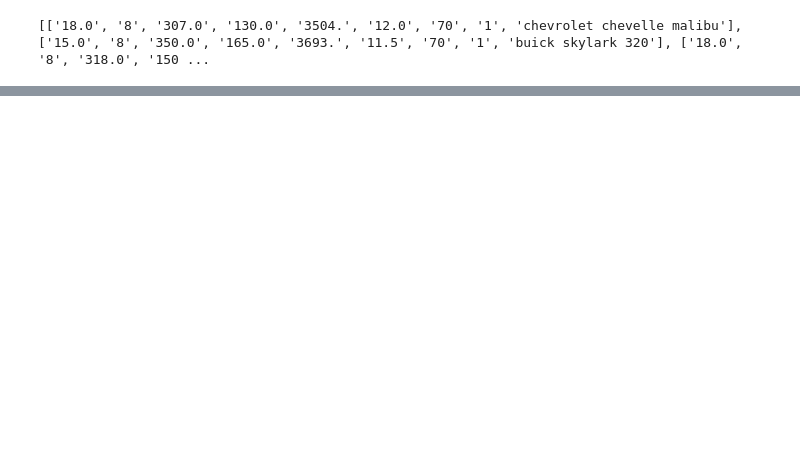
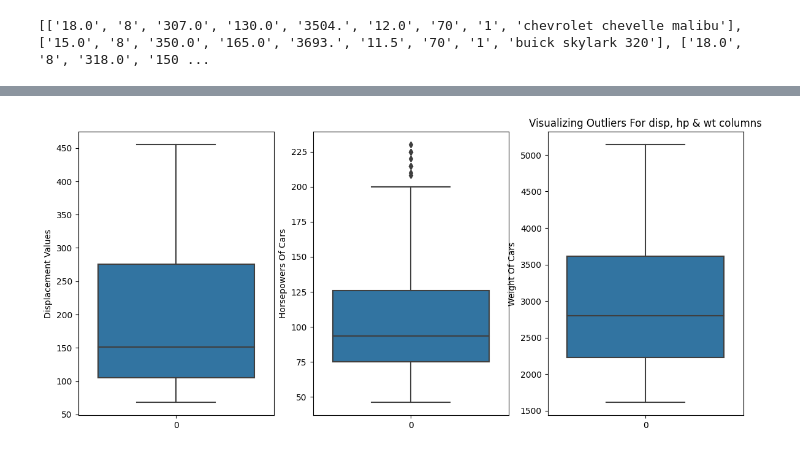
Before and after one commit to prabhat-123/Python_For_Data_Science, a Jupyter notebook: linear_regression_project.ipynb, the cells around one changed output, grey strips where cells are left out. Drawn from its saved outputs; the diff is of its cells as text; code cells hidden in the pictures; blank space fills up the shorter version.

```diff
--- a/linear_regression_project.ipynb
+++ b/linear_regression_project.ipynb
@@ -74,0 +196,19 @@ fileread
+# %%
+plt.figure(figsize = (14, 6))
+plt.subplot(1, 3, 1)
+sns.boxplot(clean_cars_df['disp'])
+plt.ylabel("Displacement Values")
+
+plt.subplot(1, 3, 2)
+sns.boxplot(clean_cars_df['hp'])
+plt.ylabel("Horsepowers Of Cars")
+
+plt.subplot(1, 3, 3)
+sns.boxplot(clean_cars_df['wt'])
+plt.ylabel("Weight Of Cars")
+
+plt.title('Visualizing Outliers For disp, hp & wt columns')
+
+plt.show()
+# %% [output]
+[figure, added]
```
Also changed, not shown: parts of 22 cells of this notebook, 2 other files.
